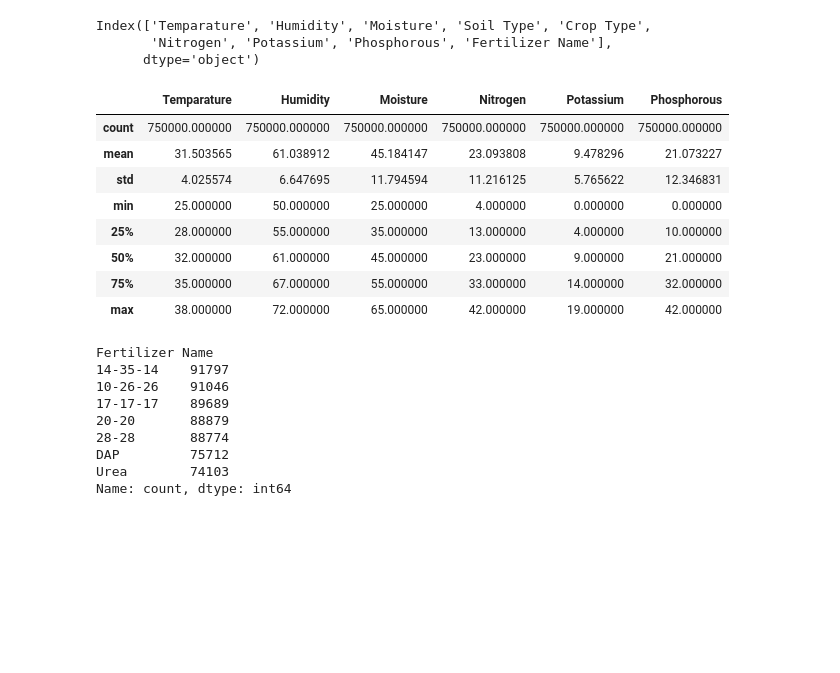
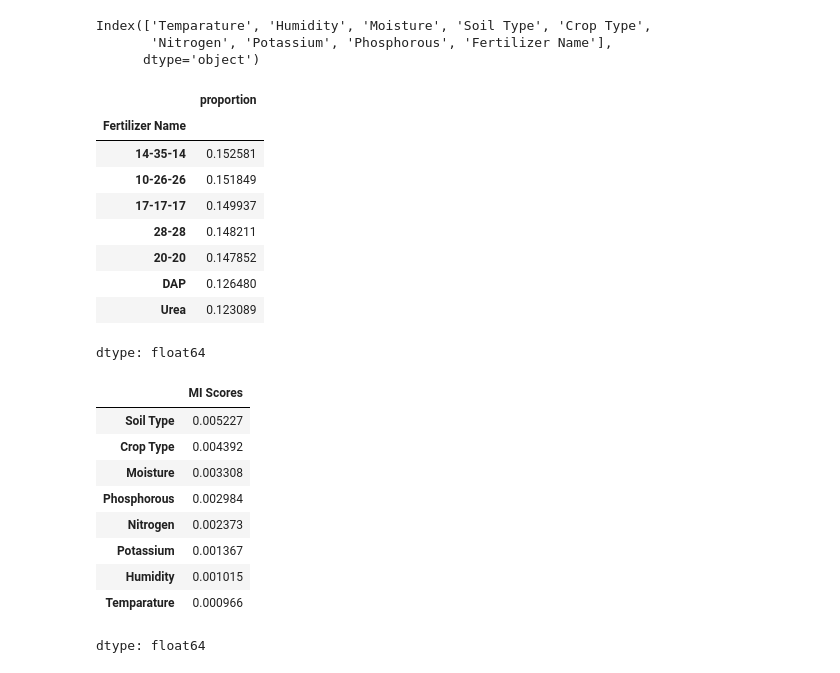
Before and after one commit to cod3astro/kaggle_ML_competition, a Jupyter notebook: colab_kaggle_fertilizer.ipynb, the cells around one changed output. Saved outputs shown, nothing was run; the diff lists cells and outputs as text; code cells hidden in the pictures; blank space fills up the shorter version.

```diff
--- a/colab_kaggle_fertilizer.ipynb
+++ b/colab_kaggle_fertilizer.ipynb
@@ -67,18 +69,6 @@ train_data.columns
 Index(['Temparature', 'Humidity', 'Moisture', 'Soil Type', 'Crop Type',
        'Nitrogen', 'Potassium', 'Phosphorous', 'Fertilizer Name'],
       dtype='object')
-# %%
-train_data.describe()
-# %% [output]
-|  | Temparature | Humidity | Moisture | Nitrogen | Potassium | Phosphorous |
-| count | 750000.000000 | 750000.000000 | 750000.000000 | 750000.000000 | 750000.000000 | 750000.000000 |
-| mean | 31.503565 | 61.038912 | 45.184147 | 23.093808 | 9.478296 | 21.073227 |
-| std | 4.025574 | 6.647695 | 11.794594 | 11.216125 | 5.765622 | 12.346831 |
-| min | 25.000000 | 50.000000 | 25.000000 | 4.000000 | 0.000000 | 0.000000 |
-| 25% | 28.000000 | 55.000000 | 35.000000 | 13.000000 | 4.000000 | 10.000000 |
-| 50% | 32.000000 | 61.000000 | 45.000000 | 23.000000 | 9.000000 | 21.000000 |
-| 75% | 35.000000 | 67.000000 | 55.000000 | 33.000000 | 14.000000 | 32.000000 |
-| max | 38.000000 | 72.000000 | 65.000000 | 42.000000 | 19.000000 | 42.000000 |
 # %%
 from sklearn.pipeline import Pipeline
 from sklearn.ensemble import RandomForestClassifier
@@ -95,12 +86,38 @@ train_X, val_X, train_y, val_y = train_test_split(X, y, test_size=0.2, random_st
-# %%
-print(train_y.value_counts())
-# %% [output]
-Fertilizer Name
-14-35-14    91797
-10-26-26    91046
-17-17-17    89689
-20-20       88879
-28-28       88774
-DAP         75712
-Urea        74103
-Name: count, dtype: int64
+# %%
+y.value_counts(normalize=True)
+# %% [output]
+|  | proportion |
+| Fertilizer Name |  |
+| 14-35-14 | 0.152581 |
+| 10-26-26 | 0.151849 |
+| 17-17-17 | 0.149937 |
+| 28-28 | 0.148211 |
+| 20-20 | 0.147852 |
+| DAP | 0.126480 |
+| Urea | 0.123089 |
+dtype: float64
+# %%
+for col in X.select_dtypes('object'):
+  X.loc[:, col], _ = X[col].factorize()
+discrete_features = X.dtypes == int
+y, _ = pd.factorize(y)
+
+def make_mi_scores(X, y, discrete_features):
+    mi_scores = mutual_info_classif(X, y, discrete_features=discrete_features)
+    mi_scores = pd.Series(mi_scores, name="MI Scores", index=X.columns)
+    mi_scores = mi_scores.sort_values(ascending=False)
+    return mi_scores
+
+mi_scores = make_mi_scores(X, y, discrete_features)
+mi_scores
+# %% [output]
+|  | MI Scores |
+| Soil Type | 0.005227 |
+| Crop Type | 0.004392 |
+| Moisture | 0.003308 |
+| Phosphorous | 0.002984 |
+| Nitrogen | 0.002373 |
+| Potassium | 0.001367 |
+| Humidity | 0.001015 |
+| Temparature | 0.000966 |
+dtype: float64
```
Also changed, not shown: parts of 9 cells of this notebook.
